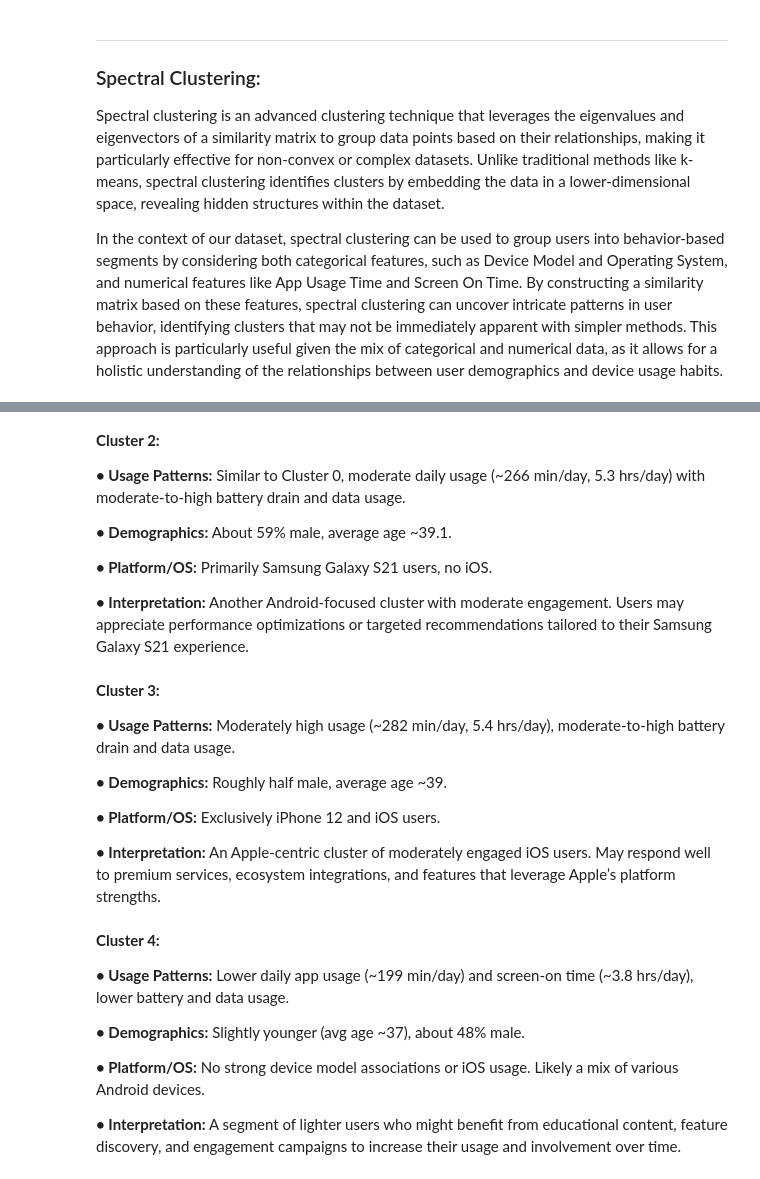
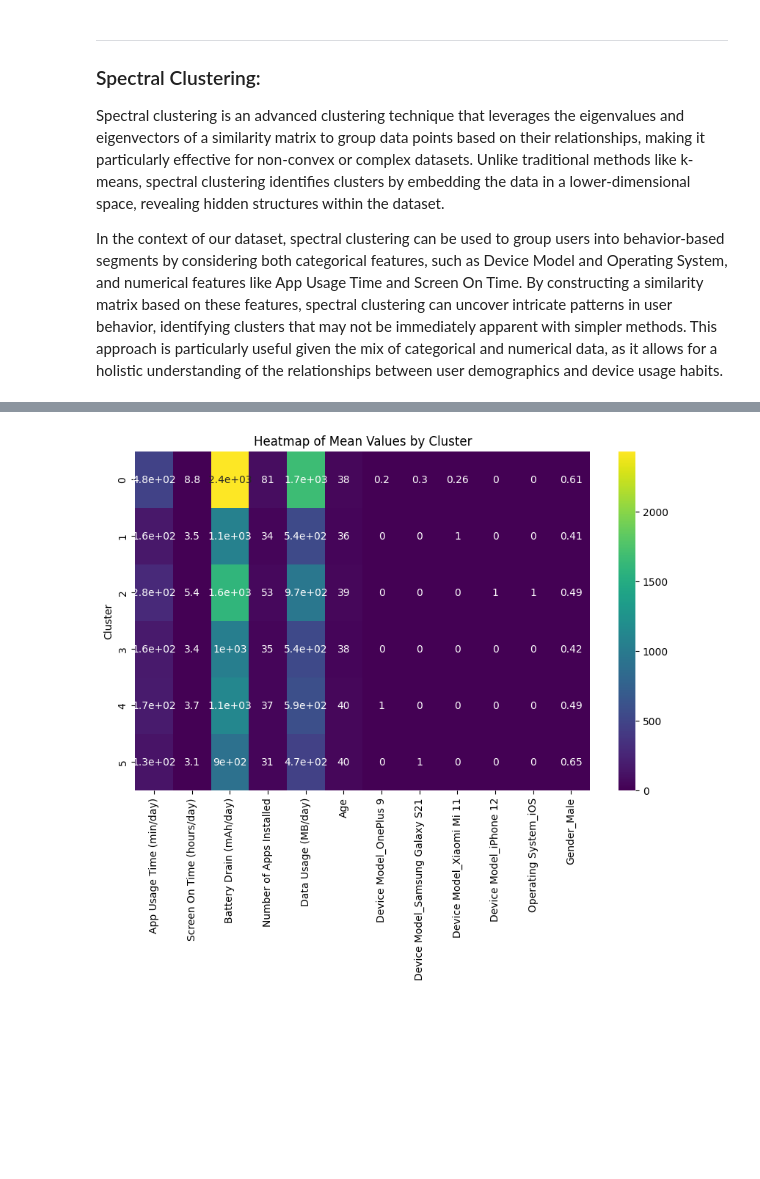
Before and after one commit to Capstone-24-25/Vignette-Clustering-Methods, a Jupyter notebook: results/primary-vignette.ipynb, the cells around one changed output, grey strips where cells are left out. Cells and saved outputs as stored; diff of their text form; code cells hidden in the pictures; blank space fills up the shorter version.

```diff
--- a/results/primary-vignette.ipynb
+++ b/results/primary-vignette.ipynb
@@ -311,33 +336,15 @@ After performing the spectral clustering, our data has been divided into five cl
-# %% [markdown]
-<b>Cluster 2:</b>
-
-<b>• Usage Patterns:</b> Similar to Cluster 0, moderate daily usage (~266 min/day, 5.3 hrs/day) with moderate-to-high battery drain and data usage.
-
-<b>• Demographics:</b> About 59% male, average age ~39.1.
-
-<b>• Platform/OS:</b> Primarily Samsung Galaxy S21 users, no iOS.
-
-<b>• Interpretation:</b> Another Android-focused cluster with moderate engagement. Users may appreciate performance optimizations or targeted recommendations tailored to their Samsung Galaxy S21 experience.
-# %% [markdown]
-<b>Cluster 3:</b>
-
-<b>• Usage Patterns:</b> Moderately high usage (~282 min/day, 5.4 hrs/day), moderate-to-high battery drain and data usage.
-
-<b>• Demographics:</b> Roughly half male, average age ~39.
-
-<b>• Platform/OS:</b> Exclusively iPhone 12 and iOS users.
-
-<b>• Interpretation:</b> An Apple-centric cluster of moderately engaged iOS users. May respond well to premium services, ecosystem integrations, and features that leverage Apple’s platform strengths.
-# %% [markdown]
-<b>Cluster 4:</b>
-
-<b>• Usage Patterns:</b> Lower daily app usage (~199 min/day) and screen-on time (~3.8 hrs/day), lower battery and data usage.
-
-<b>• Demographics:</b> Slightly younger (avg age ~37), about 48% male.
-
-<b>• Platform/OS:</b> No strong device model associations or iOS usage. Likely a mix of various Android devices.
-
-<b>• Interpretation:</b> A segment of lighter users who might benefit from educational content, feature discovery, and engagement campaigns to increase their usage and involvement over time.
+# %%
+import seaborn as sns
+import matplotlib.pyplot as plt
+
+df_means = df_sp.groupby('Cluster').mean()
+
+plt.figure(figsize=(10, 6))
+sns.heatmap(df_means, annot=True, cmap='viridis')
+plt.title("Heatmap of Mean Values by Cluster")
+plt.show()
+# %% [output]
+[figure, added]
 # %% [markdown]
 ___
 ### Clustering Evaluation
```
Also changed, not shown: parts of 14 cells of this notebook.
